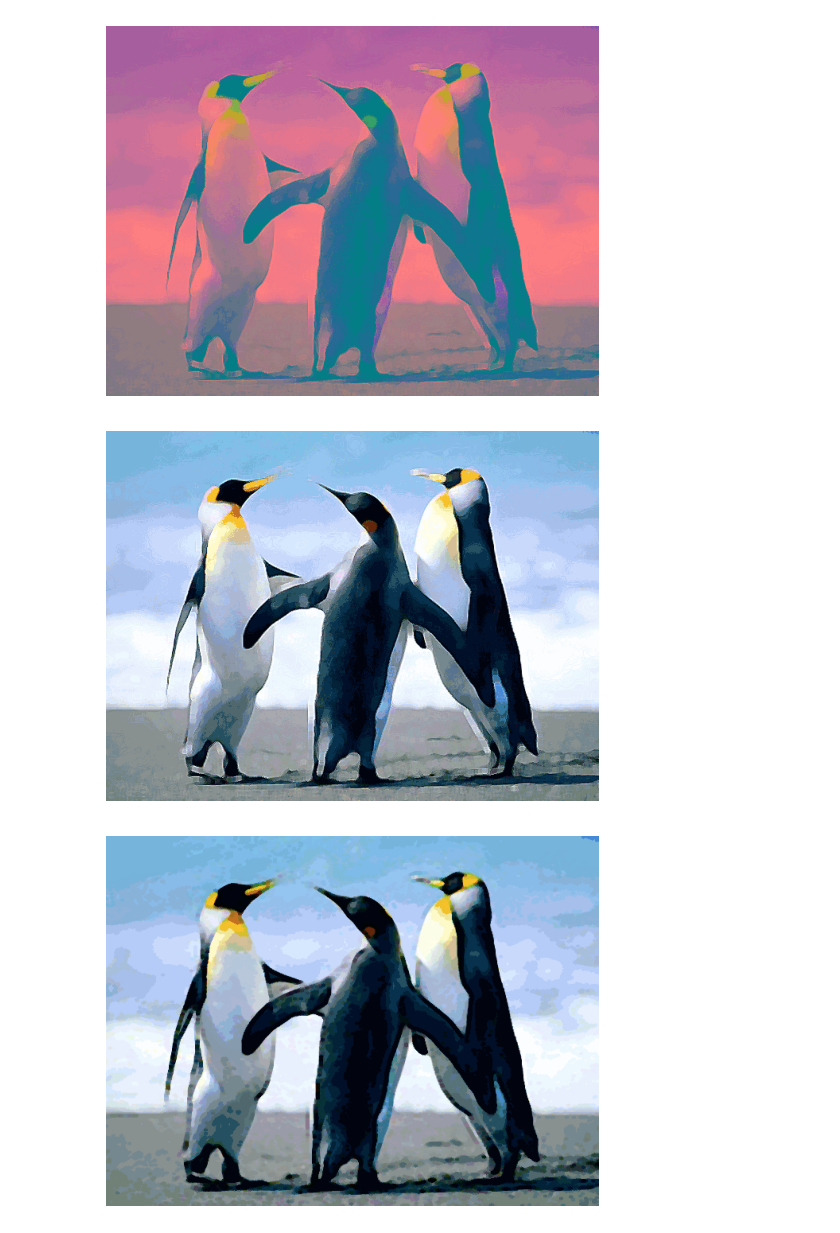
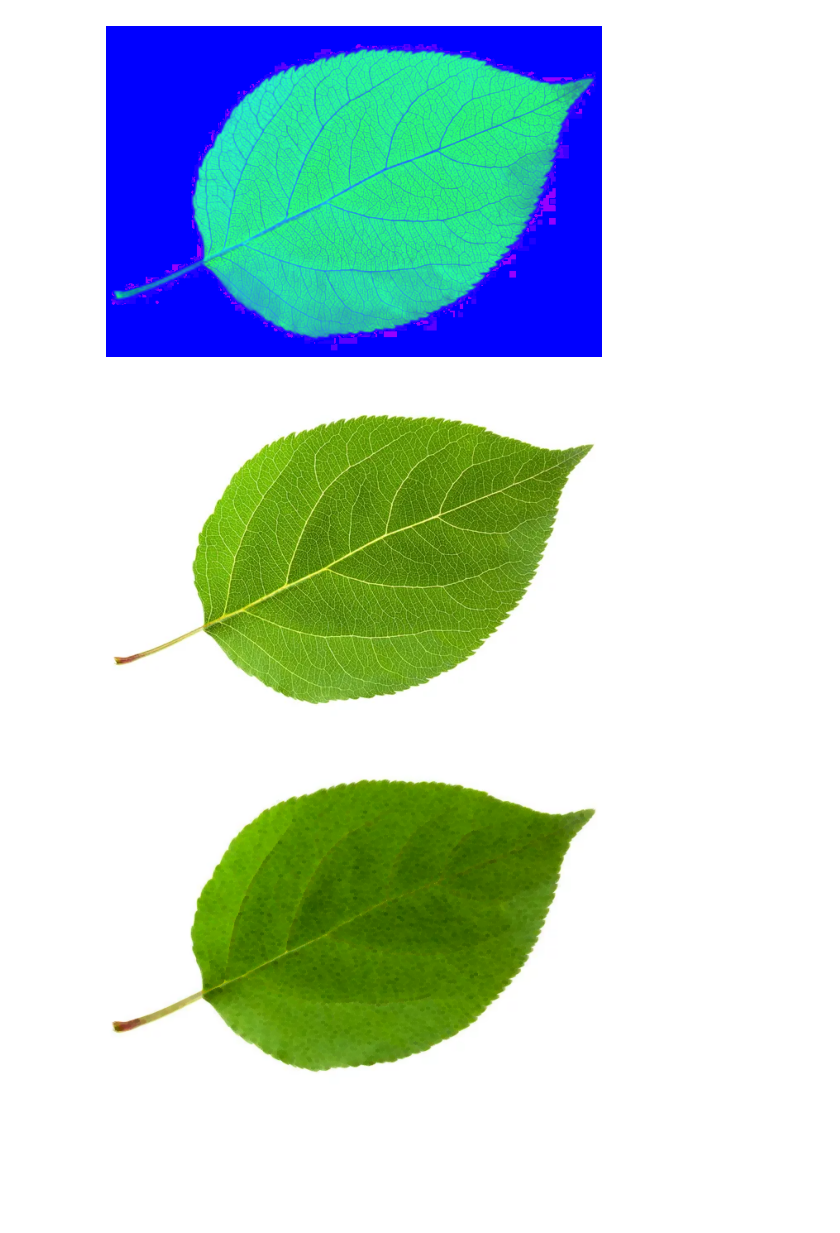
Before and after one commit to LucasAbsalao/bio-inspired_algorithm, a Jupyter notebook: preprocess_pipeline/pdi.ipynb, the cells around one changed output. Cells and saved outputs as stored; diff of their text form; code cells hidden in the pictures; blank space fills up the shorter version.

```diff
--- a/preprocess_pipeline/pdi.ipynb
+++ b/preprocess_pipeline/pdi.ipynb
@@ -11,7 +11,7 @@ def show_img(image, gray = False):
     plt.axis('off')
     plt.show()
 # %%
-penguin = cv2.imread("penguin.png")
+penguin = cv2.imread("leaf.jpg")
 
 penguin = cv2.cvtColor(penguin, cv2.COLOR_BGR2RGB)
 show_img(penguin)
@@ -40,20 +40,20 @@ show_img(gb)
 # %%
 def color_space(image, transformation):
     if transformation == 0:
         cs = image
     elif transformation == 1:
         cs = cv2.cvtColor(image, cv2.COLOR_RGB2LAB)
     elif transformation == 2:
         cs = cv2.cvtColor(image, cv2.COLOR_RGB2HSV)
     elif transformation == 3:
         cs = cv2.cvtColor(image, cv2.COLOR_RGB2XYZ)
     elif transformation == 4:
         cs = cv2.cvtColor(image, cv2.COLOR_RGB2YCR_CB)
     return cs
-cs = color_space(penguin, 4)
+cs = color_space(penguin, 2)
 show_img(cs)
 # %% [output]
-[figure, old version]
+[figure, new version]
 # %%
 def choose_channel(image, channel):
     if channel == 0:
@@ -69,7 +69,7 @@ def choose_channel(image, channel):
 cc = choose_channel(penguin, 0)
 show_img(cc)
 # %% [output]
-[figure, old version]
+[figure, new version]
 # %%
 def erode(image, size):
     kernel = cv2.getStructuringElement(cv2.MORPH_ELLIPSE, (size, size))
@@ -79,7 +79,7 @@ def erode(image, size):
 e = erode(penguin, 5)
 show_img(e)
 # %% [output]
-[figure, old version]
+[figure, new version]
 # %%
 def dilate(image, size):
     kernel = cv2.getStructuringElement(cv2.MORPH_ELLIPSE, (size, size))
```
Also changed, not shown: parts of 5 cells of this notebook, 3 other files.
